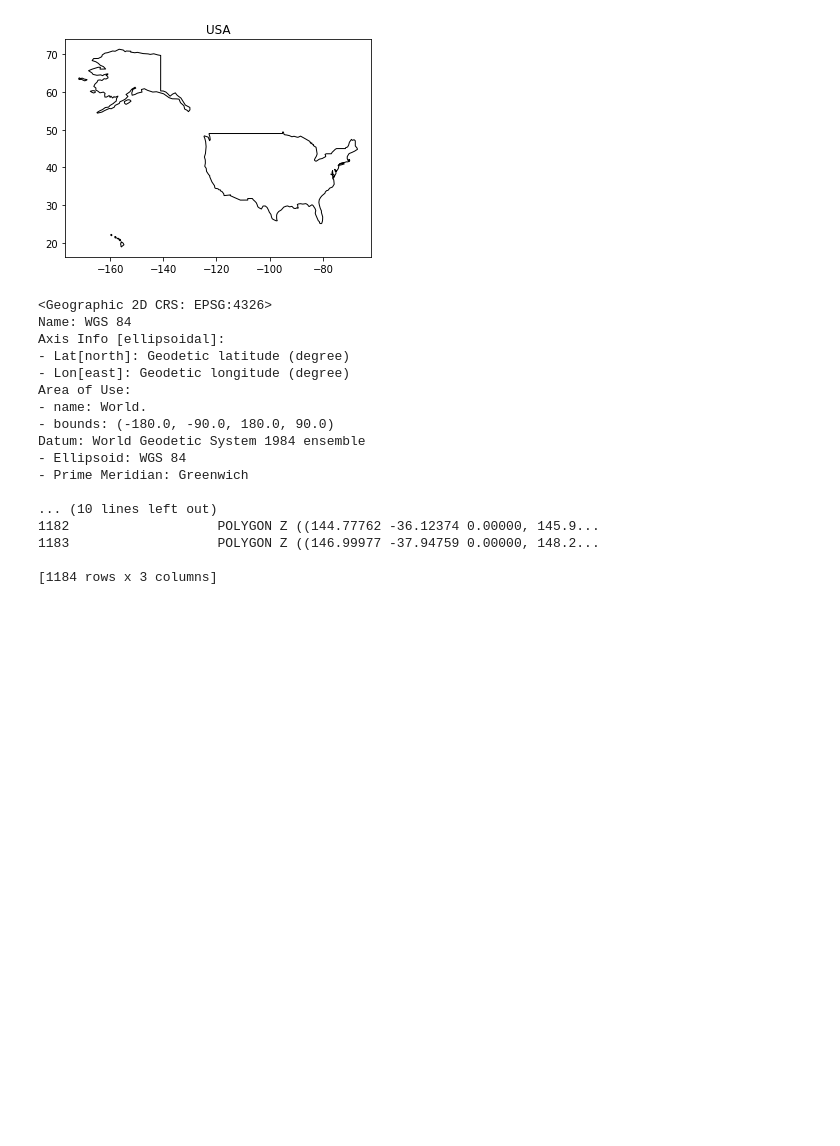
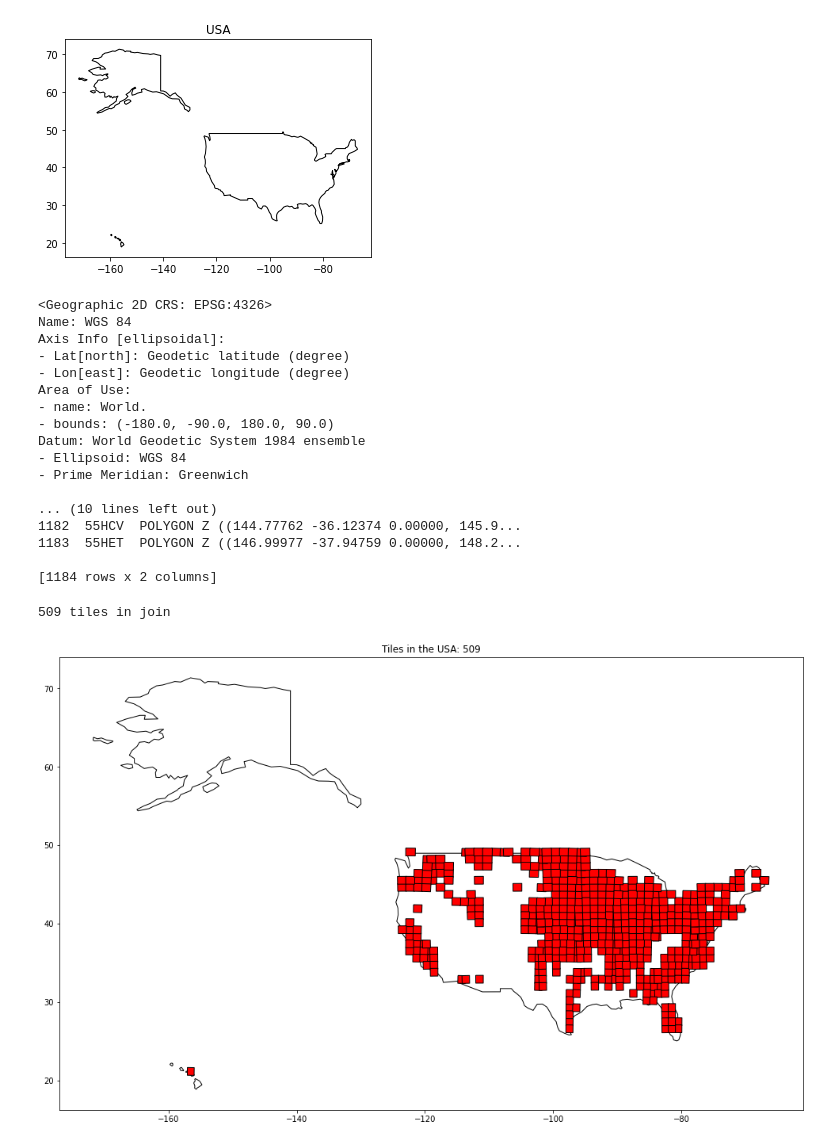
Before and after one commit to bstee615/bounding-box-coverage, a Jupyter notebook: usa.ipynb, the cells around one changed output. Saved outputs shown, nothing was run; the diff lists cells and outputs as text; code cells hidden in the pictures; blank space fills up the shorter version.

```diff
--- a/usa.ipynb
+++ b/usa.ipynb
@@ -28,8 +28,9 @@ plt.title('USA')
 Text(0.5, 1.0, 'USA')
 [figure]
 # %%
-gpd.io.file.fiona.drvsupport.supported_drivers['KML'] = 'rw'
-tiles_df = gpd.read_file('output/covering_tiles.kml', driver='KML')
+# Whole tiles
+tiles_df = gpd.read_file('output\covering_tiles.json')
+tiles_df = tiles_df.rename(columns={'TileName': 'Name'})
 print(repr(tiles_df.crs))
 print(tiles_df)
 # %% [output]
@@ -46,7 +47,22 @@ Datum: World Geodetic System 1984 ensemble
 - Prime Meridian: Greenwich
 
 ... (10 lines left out)
-1182                   POLYGON Z ((144.77762 -36.12374 0.00000, 145.9...
-1183                   POLYGON Z ((146.99977 -37.94759 0.00000, 148.2...
+1182  55HCV  POLYGON Z ((144.77762 -36.12374 0.00000, 145.9...
+1183  55HET  POLYGON Z ((146.99977 -37.94759 0.00000, 148.2...
 
-[1184 rows x 3 columns]
+[1184 rows x 2 columns]
+# %%
+join = gpd.sjoin(tiles_df, usa_df, how="inner", op='intersects')
+join_tiles = join[["Name", "geometry"]]
+join_tiles = join_tiles.drop_duplicates()
+print(len(join_tiles), 'tiles in join')
+
+ax = usa_df.plot(color='white', edgecolor='black')
+join_tiles.plot(color='red', edgecolor='black', ax=ax)
+fig = plt.gcf()
+fig.set_size_inches(18.5, 10.5)
+plt.title(f'Tiles in the USA: {len(join_tiles)}')
+plt.savefig('usa_tiles.png')
+# %% [output]
+509 tiles in join
+[figure, added]
```
Also changed, not shown: parts of 4 cells of this notebook.
